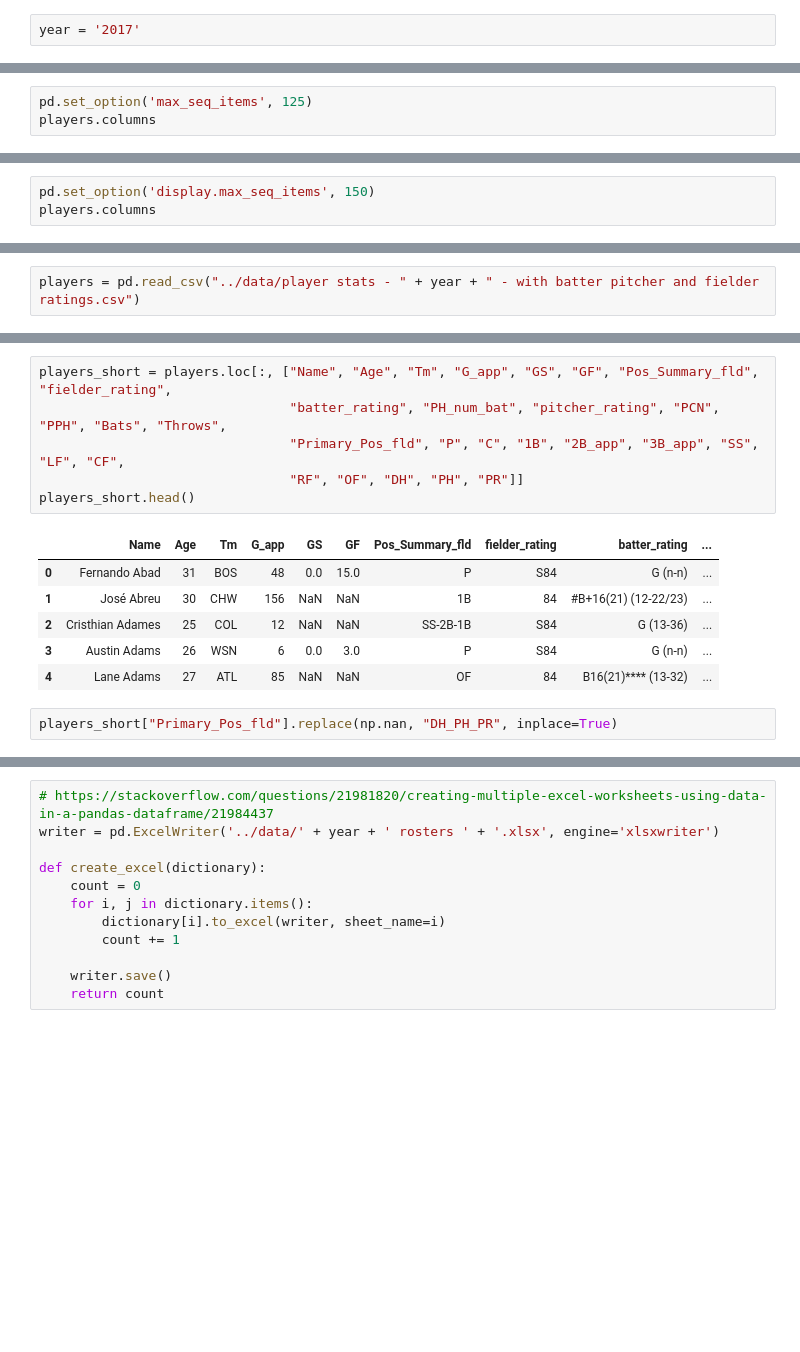
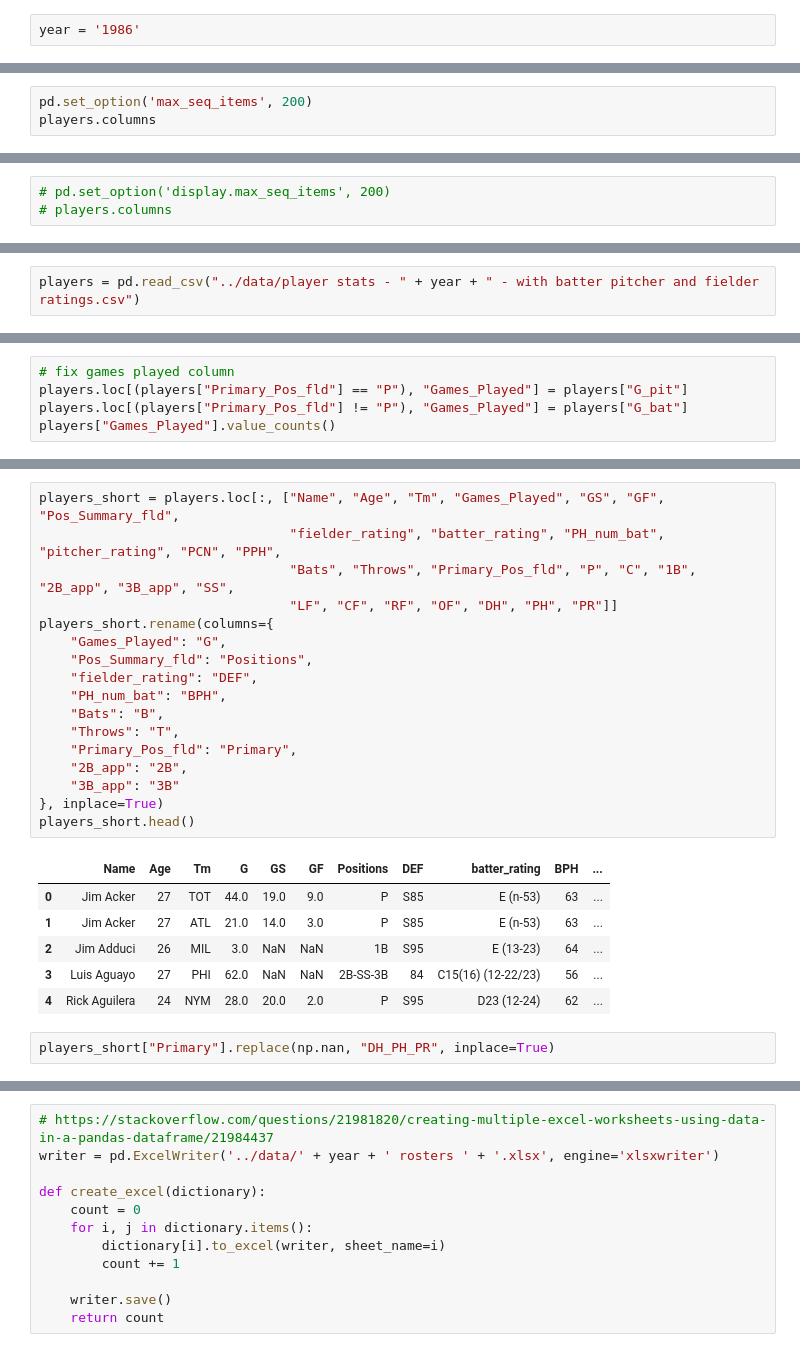
Before and after one commit to jgodin21/sherco_ratings, a Jupyter notebook: code/sherco_ratings.ipynb, the cells around one changed output, grey strips where cells are left out. Saved outputs shown, nothing was run; the diff lists cells and outputs as text; blank space fills up the shorter version.

```diff
--- a/code/sherco_ratings.ipynb
+++ b/code/sherco_ratings.ipynb
@@ -22,7 +22,7 @@ from bisect import bisect
 # %% [markdown]
 # Scrape season data
 # %%
-year = '2017'
+year = '1986'
 # %%
 url_bat = 'https://www.baseball-reference.com/leagues/MLB/' + year + '-standard-batting.shtml'
 url_pit = 'https://www.baseball-reference.com/leagues/MLB/' + year + '-standard-pitching.shtml'
@@ -282,7 +272,7 @@ players.head()
 | 3 | Austin Adams | 26 | WSN | NL | 6.0 | 0.0 | 0.0 | 0.0 | 0.0 | 0.0 | 0.0 | ... |
 | 4 | Lane Adams | 27 | ATL | NL | 85.0 | 122.0 | 109.0 | 19.0 | 30.0 | 4.0 | 1.0 | ... |
 # %%
-pd.set_option('max_seq_items', 125)
+pd.set_option('max_seq_items', 200)
 players.columns
 # %% [output]
 Index(['Name', 'Age', 'Tm', 'Lg_bat', 'G_bat', 'PA', 'AB', 'R_bat', 'H_bat',
@@ -680,5 +664,5 @@ Name: triple_num, dtype: int64
 # %% [markdown]
 ### Speed Rating
 # %%
-pd.set_option('display.max_seq_items', 150)
-players.columns
+# pd.set_option('display.max_seq_items', 200)
+# players.columns
@@ -2448,0 +2423,5 @@ players.head()
+# %%
+# fix games played column
+players.loc[(players["Primary_Pos_fld"] == "P"), "Games_Played"] = players["G_pit"]
+players.loc[(players["Primary_Pos_fld"] != "P"), "Games_Played"] = players["G_bat"]
+players["Games_Played"].value_counts()
@@ -2449,18 +2441,29 @@ players.head()
 # %%
-players_short = players.loc[:, ["Name", "Age", "Tm", "G_app", "GS", "GF", "Pos_Summary_fld", "fielder_rating",
-                                "batter_rating", "PH_num_bat", "pitcher_rating", "PCN", "PPH", "Bats", "Throws",
-                                "Primary_Pos_fld", "P", "C", "1B", "2B_app", "3B_app", "SS", "LF", "CF",
-                                "RF", "OF", "DH", "PH", "PR"]]
+players_short = players.loc[:, ["Name", "Age", "Tm", "Games_Played", "GS", "GF", "Pos_Summary_fld",
+                                "fielder_rating", "batter_rating", "PH_num_bat", "pitcher_rating", "PCN", "PPH",
+                                "Bats", "Throws", "Primary_Pos_fld", "P", "C", "1B", "2B_app", "3B_app", "SS",
+                                "LF", "CF", "RF", "OF", "DH", "PH", "PR"]]
+players_short.rename(columns={
+    "Games_Played": "G",
+    "Pos_Summary_fld": "Positions",
+    "fielder_rating": "DEF",
+    "PH_num_bat": "BPH",
+    "Bats": "B",
+    "Throws": "T",
+    "Primary_Pos_fld": "Primary",
+    "2B_app": "2B",
+    "3B_app": "3B"
+}, inplace=True)
 players_short.head()
 # %% [output]
-|  | Name | Age | Tm | G_app | GS | GF | Pos_Summary_fld | fielder_rating | batter_rating | ... |
-| 0 | Fernando Abad | 31 | BOS | 48 | 0.0 | 15.0 | P | S84 | G (n-n) | ... |
-| 1 | José Abreu | 30 | CHW | 156 | NaN | NaN | 1B | 84 | #B+16(21) (12-22/23) | ... |
-| 2 | Cristhian Adames | 25 | COL | 12 | NaN | NaN | SS-2B-1B | S84 | G (13-36) | ... |
-| 3 | Austin Adams | 26 | WSN | 6 | 0.0 | 3.0 | P | S84 | G (n-n) | ... |
-| 4 | Lane Adams | 27 | ATL | 85 | NaN | NaN | OF | 84 | B16(21)**** (13-32) | ... |
+|  | Name | Age | Tm | G | GS | GF | Positions | DEF | batter_rating | BPH | ... |
+| 0 | Jim Acker | 27 | TOT | 44.0 | 19.0 | 9.0 | P | S85 | E (n-53) | 63 | ... |
+| 1 | Jim Acker | 27 | ATL | 21.0 | 14.0 | 3.0 | P | S85 | E (n-53) | 63 | ... |
+| 2 | Jim Adduci | 26 | MIL | 3.0 | NaN | NaN | 1B | S95 | E (13-23) | 64 | ... |
+| 3 | Luis Aguayo | 27 | PHI | 62.0 | NaN | NaN | 2B-SS-3B | 84 | C15(16) (12-22/23) | 56 | ... |
+| 4 | Rick Aguilera | 24 | NYM | 28.0 | 20.0 | 2.0 | P | S95 | D23 (12-24) | 62 | ... |
 # %%
-players_short["Primary_Pos_fld"].replace(np.nan, "DH_PH_PR", inplace=True)
+players_short["Primary"].replace(np.nan, "DH_PH_PR", inplace=True)
 # %%
 pos_cat_dtype = pd.api.types.CategoricalDtype(categories=["C", "1B", "2B", "3B", "SS", "OF", "DH_PH_PR", "P", ""],
                                               ordered=True)
```
Also changed, not shown: parts of 18 cells of this notebook, 1 other file.
